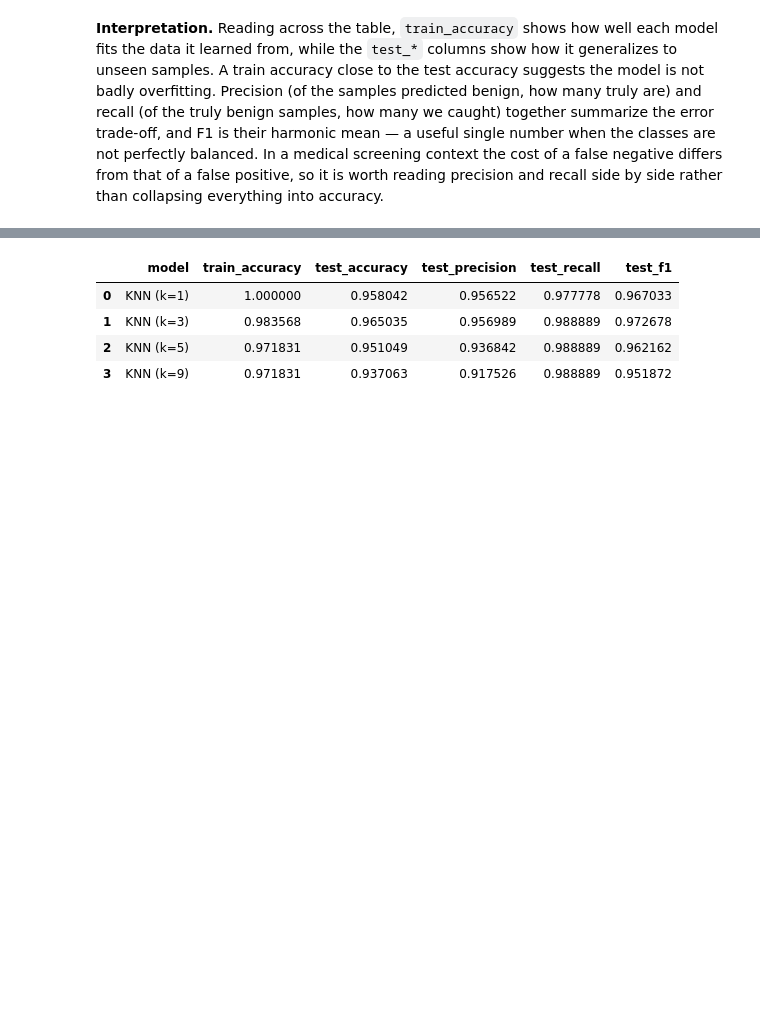
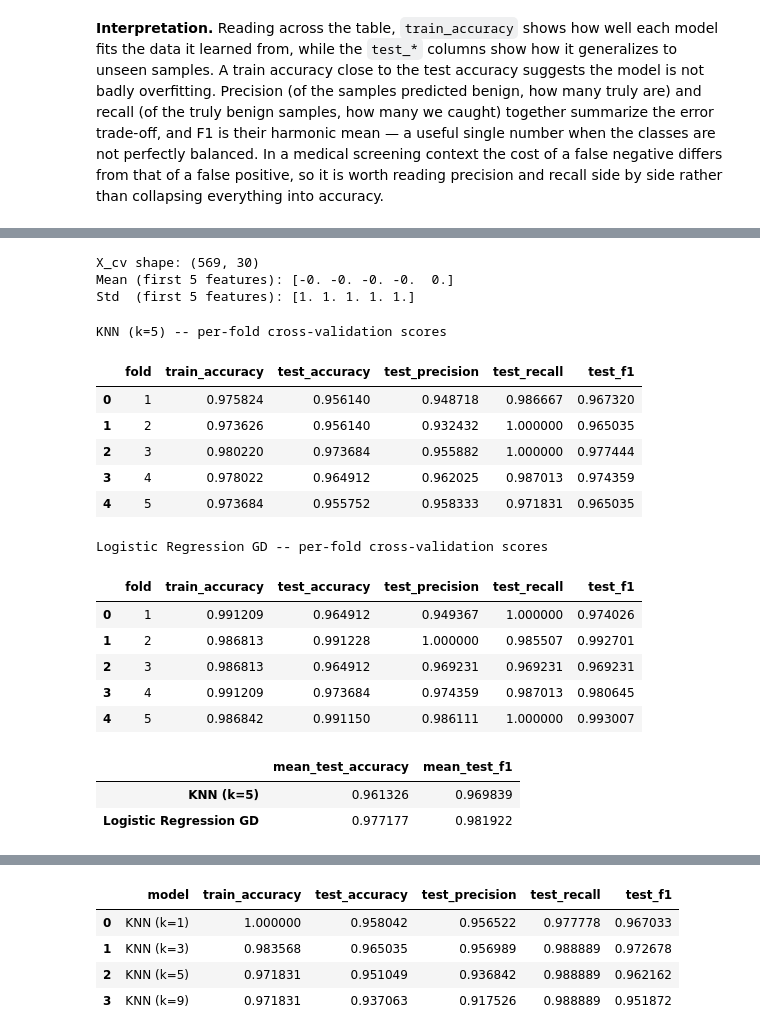
Before and after one commit to yr25rice6/cmor438-ml-project, a Jupyter notebook: notebooks/01_breast_cancer_classification_workflow.ipynb, the cells around one changed output, grey strips where cells are left out. Cells and saved outputs as stored; diff of their text form; code cells hidden in the pictures; blank space fills up the shorter version.

Commit message:
Add cross-validation to workflow notebook

```diff
--- a/notebooks/01_breast_cancer_classification_workflow.ipynb
+++ b/notebooks/01_breast_cancer_classification_workflow.ipynb
@@ -334,0 +356,78 @@ collapsing everything into accuracy.
+# %%
+# Standardize the full modeling matrix once for this cross-validation check.
+# Note: a stricter pipeline would refit the scaler inside each fold instead.
+cv_scaler = StandardScalerScratch()
+cv_scaler.fit(X)
+X_cv = cv_scaler.transform(X)
+
+print(f"X_cv shape: {X_cv.shape}")
+print(f"Mean (first 5 features): {np.round(X_cv.mean(axis=0)[:5], 4)}")
+print(f"Std  (first 5 features): {np.round(X_cv.std(axis=0)[:5], 4)}")
+# %% [output]
+X_cv shape: (569, 30)
+Mean (first 5 features): [-0. -0. -0. -0.  0.]
+Std  (first 5 features): [1. 1. 1. 1. 1.]
+# %%
+from IPython.display import display
+
+knn_cv = cross_validate_classifier(
+    lambda: KNNClassifier(n_neighbors=5),
+    X_cv,
+    y,
+    n_splits=5,
+    shuffle=True,
+    random_state=RANDOM_STATE,
+)
+
+logreg_cv = cross_validate_classifier(
+    lambda: LogisticRegressionGD(
+        learning_rate=0.1,
+        n_iterations=3000,
+        fit_intercept=True,
+        tolerance=1e-7,
+    ),
+    X_cv,
+    y,
+    n_splits=5,
+    shuffle=True,
+    random_state=RANDOM_STATE,
+)
+
+print("KNN (k=5) -- per-fold cross-validation scores")
+display(knn_cv)
+print("Logistic Regression GD -- per-fold cross-validation scores")
+display(logreg_cv)
+# %% [output]
+KNN (k=5) -- per-fold cross-validation scores
+|  | fold | train_accuracy | test_accuracy | test_precision | test_recall | test_f1 |
+| 0 | 1 | 0.975824 | 0.956140 | 0.948718 | 0.986667 | 0.967320 |
+| 1 | 2 | 0.973626 | 0.956140 | 0.932432 | 1.000000 | 0.965035 |
+| 2 | 3 | 0.980220 | 0.973684 | 0.955882 | 1.000000 | 0.977444 |
+| 3 | 4 | 0.978022 | 0.964912 | 0.962025 | 0.987013 | 0.974359 |
+| 4 | 5 | 0.973684 | 0.955752 | 0.958333 | 0.971831 | 0.965035 |
+Logistic Regression GD -- per-fold cross-validation scores
+|  | fold | train_accuracy | test_accuracy | test_precision | test_recall | test_f1 |
+| 0 | 1 | 0.991209 | 0.964912 | 0.949367 | 1.000000 | 0.974026 |
+| 1 | 2 | 0.986813 | 0.991228 | 1.000000 | 0.985507 | 0.992701 |
+| 2 | 3 | 0.986813 | 0.964912 | 0.969231 | 0.969231 | 0.969231 |
+| 3 | 4 | 0.991209 | 0.973684 | 0.974359 | 0.987013 | 0.980645 |
+| 4 | 5 | 0.986842 | 0.991150 | 0.986111 | 1.000000 | 0.993007 |
+# %%
+cv_summary = pd.DataFrame(
+    {
+        "mean_test_accuracy": [
+            knn_cv["test_accuracy"].mean(),
+            logreg_cv["test_accuracy"].mean(),
+        ],
+        "mean_test_f1": [
+            knn_cv["test_f1"].mean(),
+            logreg_cv["test_f1"].mean(),
+        ],
+    },
+    index=["KNN (k=5)", "Logistic Regression GD"],
+)
+cv_summary
+# %% [output]
+|  | mean_test_accuracy | mean_test_f1 |
+| KNN (k=5) | 0.961326 | 0.969839 |
+| Logistic Regression GD | 0.977177 | 0.981922 |
```
Also changed, not shown: parts of 5 cells of this notebook, 2 other files.
